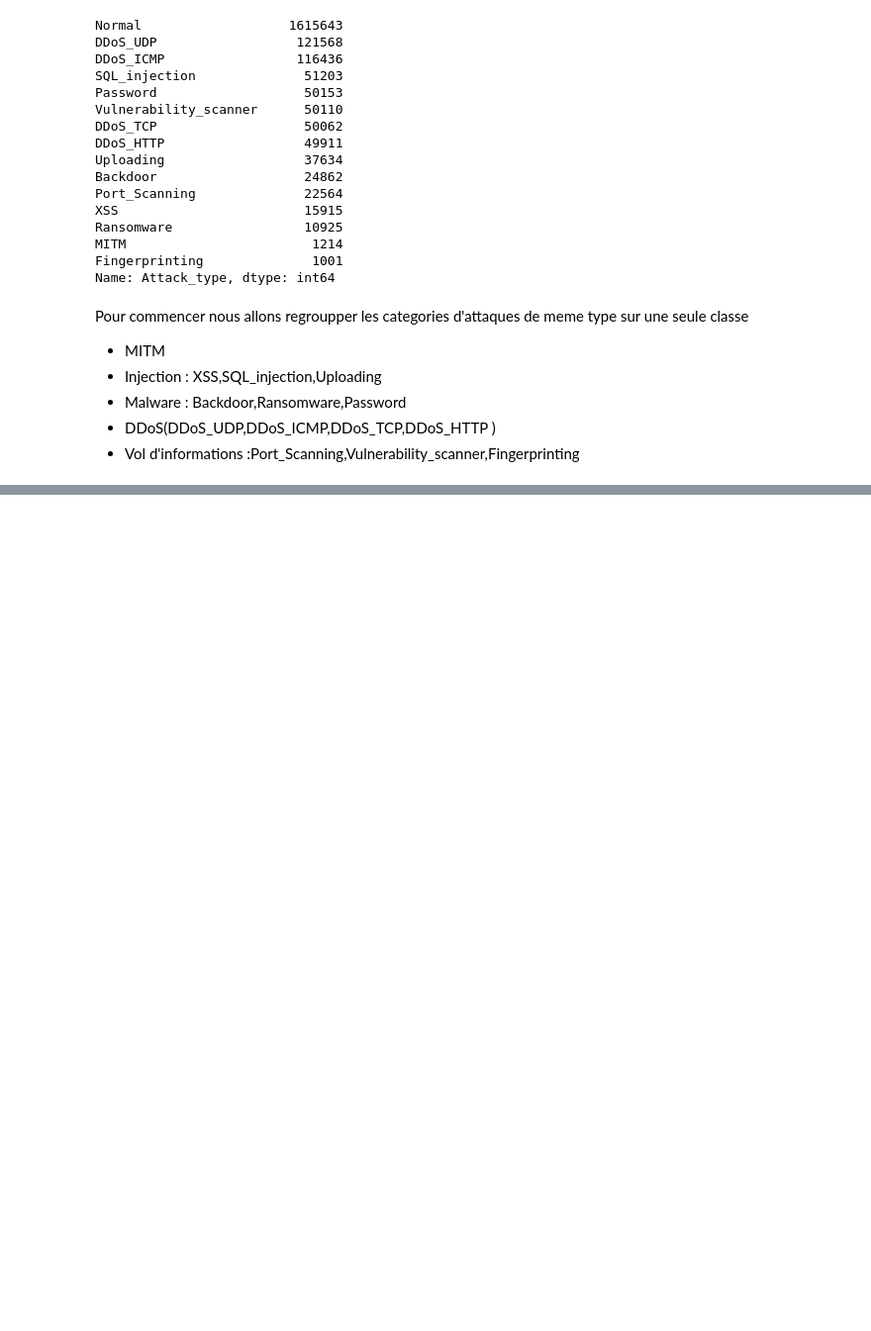
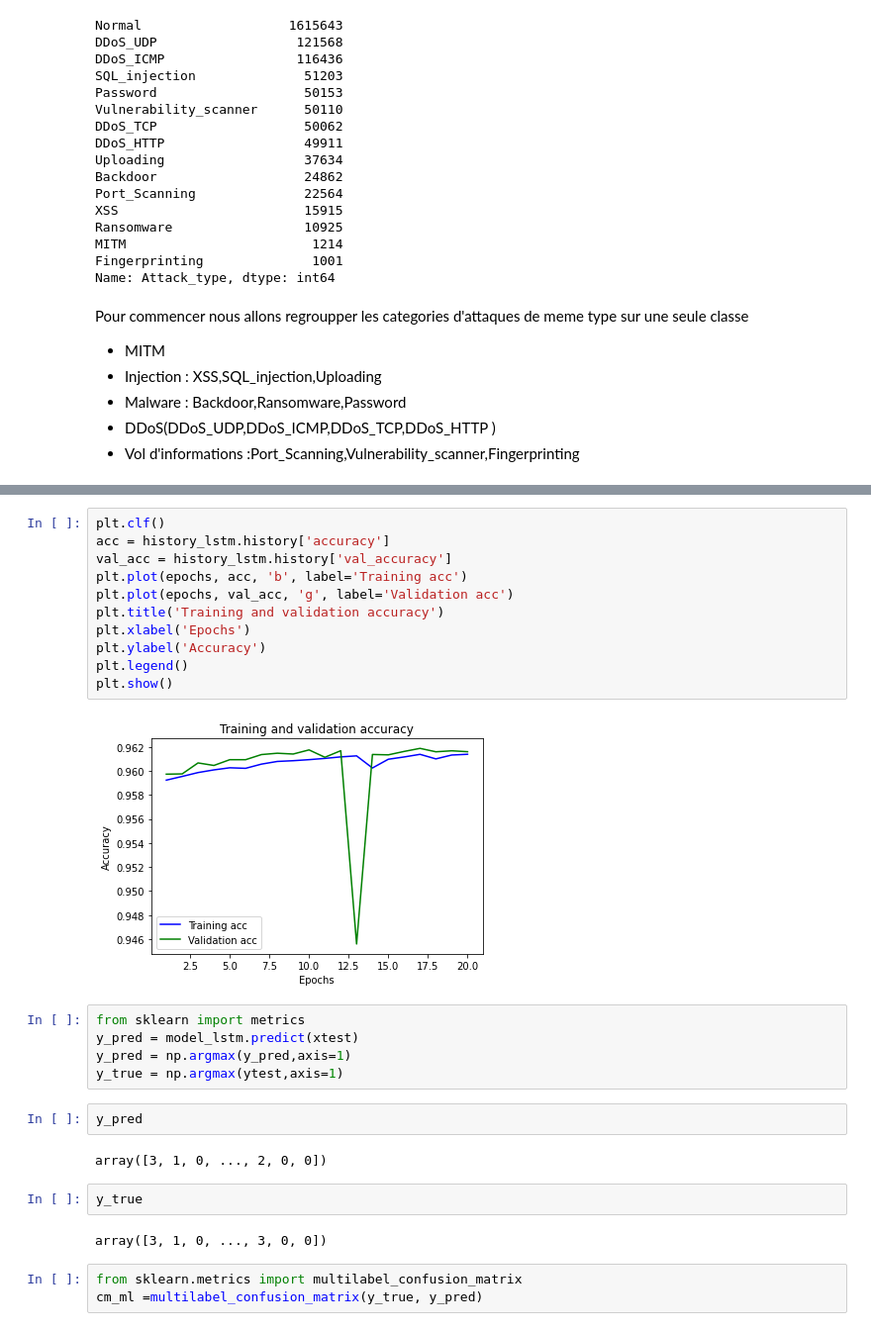
Before and after one commit to ismailasy/Deep_IOT_Network_Anomaly_Detection, a Jupyter notebook: Classification_multiclasse_6_Classes.ipynb, the cells around one changed output, grey strips where cells are left out. Shown at 99% size. Cells and saved outputs as stored; diff of their text form; blank space fills up the shorter version.

```diff
--- a/Classification_multiclasse_6_Classes.ipynb
+++ b/Classification_multiclasse_6_Classes.ipynb
@@ -45,0 +404,29 @@ Pour commencer nous allons regroupper les categories d'attaques de meme type sur
+# %%
+plt.clf()
+acc = history_lstm.history['accuracy']
+val_acc = history_lstm.history['val_accuracy']
+plt.plot(epochs, acc, 'b', label='Training acc')
+plt.plot(epochs, val_acc, 'g', label='Validation acc')
+plt.title('Training and validation accuracy')
+plt.xlabel('Epochs')
+plt.ylabel('Accuracy')
+plt.legend()
+plt.show()
+# %% [output]
+[figure, added]
+# %%
+from sklearn import metrics
+y_pred = model_lstm.predict(xtest)
+y_pred = np.argmax(y_pred,axis=1)
+y_true = np.argmax(ytest,axis=1)
+# %%
+y_pred
+# %% [output]
+array([3, 1, 0, ..., 2, 0, 0])
+# %%
+y_true
+# %% [output]
+array([3, 1, 0, ..., 3, 0, 0])
+# %%
+from sklearn.metrics import multilabel_confusion_matrix
+cm_ml =multilabel_confusion_matrix(y_true, y_pred)
```
Also changed, not shown: parts of 45 cells of this notebook.
